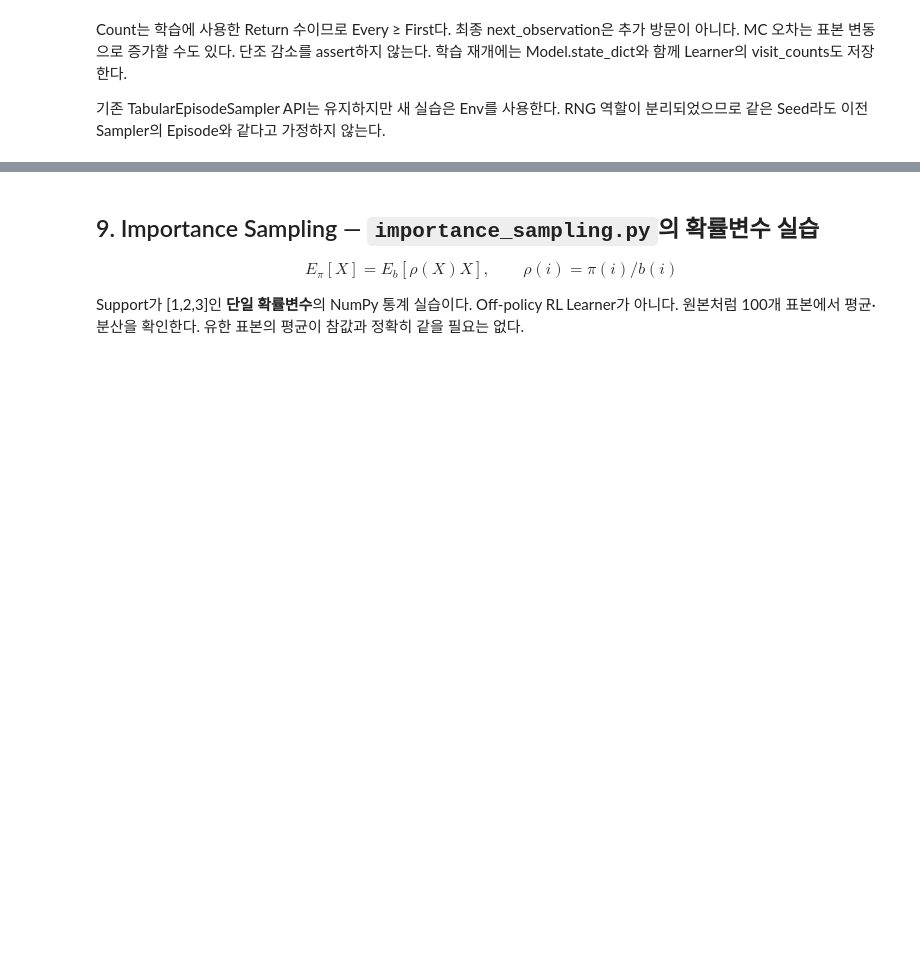
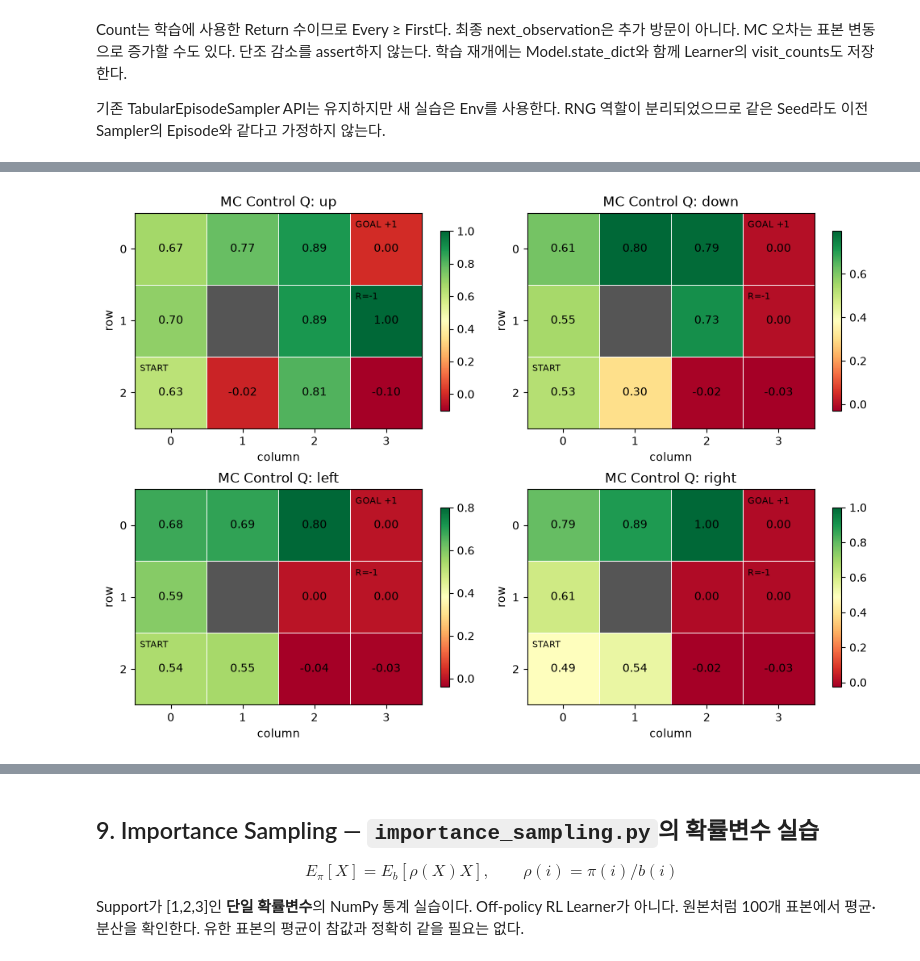
Before and after one commit to HeoJinuk/ModularRL, a Jupyter notebook: notebooks/dlfs4/05_mc_modularrl.ipynb, the cells around one changed output, grey strips where cells are left out. Drawn from its saved outputs; the diff is of its cells as text; code cells hidden in the pictures; blank space fills up the shorter version.

```diff
--- a/notebooks/dlfs4/05_mc_modularrl.ipynb
+++ b/notebooks/dlfs4/05_mc_modularrl.ipynb
@@ -167,0 +177,8 @@ Q와 탐색 정책을 함께 갱신한다. 현재 MC API는 고정 정책의 **V
+# %%
+torch.manual_seed(SEED)
+CONTROL_EPISODES, EPSILON = 1000, 0.1
+control_model = Model(IdentityRepresentation(), TabularQEstimator(mdp.n_states, mdp.n_actions),
+                      EpsilonGreedyActionSelector(EPSILON)).double()
+control = TabularMCControlLearner(control_model, MonteCarloReturnGenerator(GAMMA), visit_mode='first')
+optimal = value_iteration(mdp, gamma=GAMMA, theta=1e-10)
+assert optimal.converged
@@ -167,0 +261,8 @@ Q와 탐색 정책을 함께 갱신한다. 현재 MC API는 고정 정책의 **V
+# %%
+fig, axs = plt.subplots(2, 2, figsize=(10, 7))
+for action, name in enumerate(('up', 'down', 'left', 'right')):
+    plot_grid(control_q[:, action], title=f'MC Control Q: {name}', ax=axs.flat[action])
+plt.tight_layout()
+plt.show()
+# %% [output]
+[figure, added]
```
Also changed, not shown: parts of 10 cells of this notebook, 9 other files.
